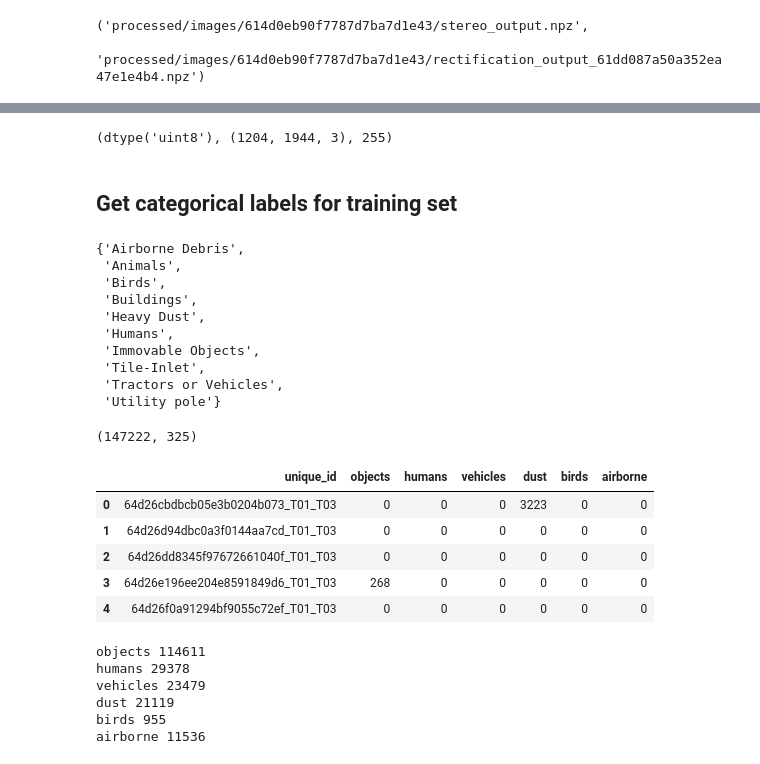
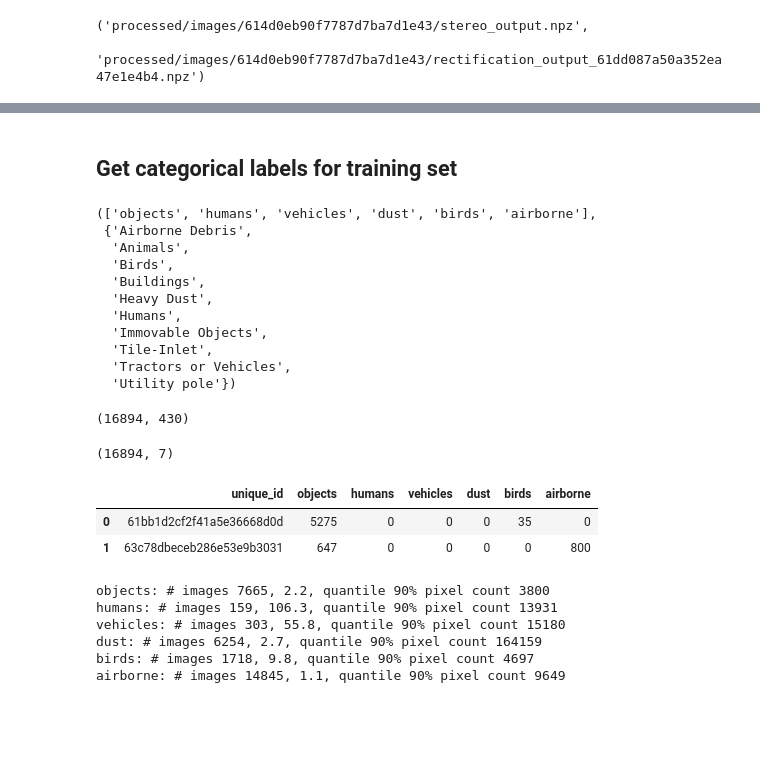
Before and after one commit to liyubrt/notebooks, a Jupyter notebook: check_label.ipynb, the cells around one changed output, grey strips where cells are left out. Drawn from its saved outputs; the diff is of its cells as text; code cells hidden in the pictures; blank space fills up the shorter version.

Commit message:
add rev1 data to categorical model training

```diff
--- a/check_label.ipynb
+++ b/check_label.ipynb
@@ -164,25 +171,23 @@ for i, row in sub_df.iterrows():
-# %%
-image.dtype, image.shape, image.max()
-# %% [output]
-(dtype('uint8'), (1204, 1944, 3), 255)
 # %% [markdown]
 ## Get categorical labels for training set
 # %%
 categorical_labels_map = {'objects': {'Utility pole', 'Immovable Objects', 'Buildings', 'Animals', 'Tile-Inlet'}, 'humans': {'Humans'},
                             'vehicles': {'Tractors or Vehicles'}, 'dust': {'Heavy Dust'}, 'birds': {'Birds'}, 'airborne': {'Airborne Debris'}}
+cats = list(categorical_labels_map.keys())
 categorical_object_labels = {v for k,vs in categorical_labels_map.items() for v in vs}
-categorical_object_labels
+cats, categorical_object_labels
 # %% [output]
-{'Airborne Debris',
- 'Animals',
- 'Birds',
- 'Buildings',
- 'Heavy Dust',
- 'Humans',
- 'Immovable Objects',
- 'Tile-Inlet',
- 'Tractors or Vehicles',
- 'Utility pole'}
+(['objects', 'humans', 'vehicles', 'dust', 'birds', 'airborne'],
+ {'Airborne Debris',
+  'Animals',
+  'Birds',
+  'Buildings',
+  'Heavy Dust',
+  'Humans',
+  'Immovable Objects',
+  'Tile-Inlet',
+  'Tractors or Vehicles',
+  'Utility pole'})
 # %%
 def get_categorical_labels(root_dir, dataset, row):
     label = imageio.imread(os.path.join(root_dir, dataset, row.annotation_pixelwise_0_save_path))
@@ -202,28 +207,35 @@ def get_categorical_labels(root_dir, dataset, row):
 # get_categorical_labels(root_dir, dataset, df.iloc[100])
 # %%
 # df = df.apply(lambda row: get_categorical_labels(root_dir, dataset, row), axis=1)
-print(df.shape)
-df[['unique_id'] + list(categorical_labels_map.keys())].to_csv('/data/jupiter/li.yu/data/halo_rgb_stereo_train_test/train_v6_1_categorical_count.csv', index=False)
+# print(df.shape)
+# df[['unique_id'] + cats].to_csv('/data/jupiter/li.yu/data/Jupiter_train_v6_2/train_v6_2_birds_airborne_categorical_count.csv', index=False)
+# df[['unique_id'] + cats].to_csv('/data/jupiter/li.yu/data/halo_rgb_stereo_train_test/train_v6_1_categorical_count.csv', index=False)
+# df[['unique_id'] + cats].to_csv('/data/jupiter/li.yu/data/halo_rgb_stereo_train_test/test_v6_1_categorical_count.csv', index=False)
 # %% [output]
-(147222, 325)
+(16894, 430)
 # %%
-count_df = pd.read_csv('/data/jupiter/li.yu/data/halo_rgb_stereo_train_test/train_v6_1_categorical_count.csv')
-# count_df = df[list(categorical_labels_map.keys())]
-count_df.head()
+count_df = pd.read_csv('/data/jupiter/li.yu/data/Jupiter_train_v6_2/train_v6_2_birds_airborne_categorical_count.csv')
+# count_df = pd.read_csv('/data/jupiter/li.yu/data/halo_rgb_stereo_train_test/train_v6_1_categorical_count.csv')
+# count_df = pd.read_csv('/data/jupiter/li.yu/data/halo_rgb_stereo_train_test/test_v6_1_categorical_count.csv')
+# count_df = df[['unique_id'] + cats]
+print(count_df.shape)
+count_df.head(2)
 # %% [output]
+(16894, 7)
 |  | unique_id | objects | humans | vehicles | dust | birds | airborne |
-| 0 | 64d26cbdbcb05e3b0204b073_T01_T03 | 0 | 0 | 0 | 3223 | 0 | 0 |
-| 1 | 64d26d94dbc0a3f0144aa7cd_T01_T03 | 0 | 0 | 0 | 0 | 0 | 0 |
-| 2 | 64d26dd8345f97672661040f_T01_T03 | 0 | 0 | 0 | 0 | 0 | 0 |
-| 3 | 64d26e196ee204e8591849d6_T01_T03 | 268 | 0 | 0 | 0 | 0 | 0 |
-| 4 | 64d26f0a91294bf9055c72ef_T01_T03 | 0 | 0 | 0 | 0 | 0 | 0 |
+| 0 | 61bb1d2cf2f41a5e36668d0d | 5275 | 0 | 0 | 0 | 35 | 0 |
+| 1 | 63c78dbeceb286e53e9b3031 | 647 | 0 | 0 | 0 | 0 | 800 |
-# %%
-for sub in categorical_labels_map.keys():
-    print(sub, len(count_df[count_df[sub] > 0]))
-# %% [output]
-objects 114611
-humans 29378
-vehicles 23479
-dust 21119
-birds 955
-airborne 11536
+# %%
+categorical_labels = [['objects', 50], ['humans', 50], ['vehicles', 200], ['dust', 1000], ['birds', 50], ['airborne', 50]]
+for cat, thres in categorical_labels:
+    cat_count_df = count_df[count_df[cat] > thres]
+    print(f'{cat}: # images {len(cat_count_df)}, {len(df) / len(cat_count_df):.1f}, quantile 90% pixel count {cat_count_df[cat].quantile(q=0.9):.0f}')
+    # cat_count_df[cat].hist(bins=100)
+    # plt.show()
+# %% [output]
+objects: # images 7665, 2.2, quantile 90% pixel count 3800
+humans: # images 159, 106.3, quantile 90% pixel count 13931
+vehicles: # images 303, 55.8, quantile 90% pixel count 15180
+dust: # images 6254, 2.7, quantile 90% pixel count 164159
+birds: # images 1718, 9.8, quantile 90% pixel count 4697
+airborne: # images 14845, 1.1, quantile 90% pixel count 9649
```
Also changed, not shown: parts of 10 cells of this notebook, 2 other files.
